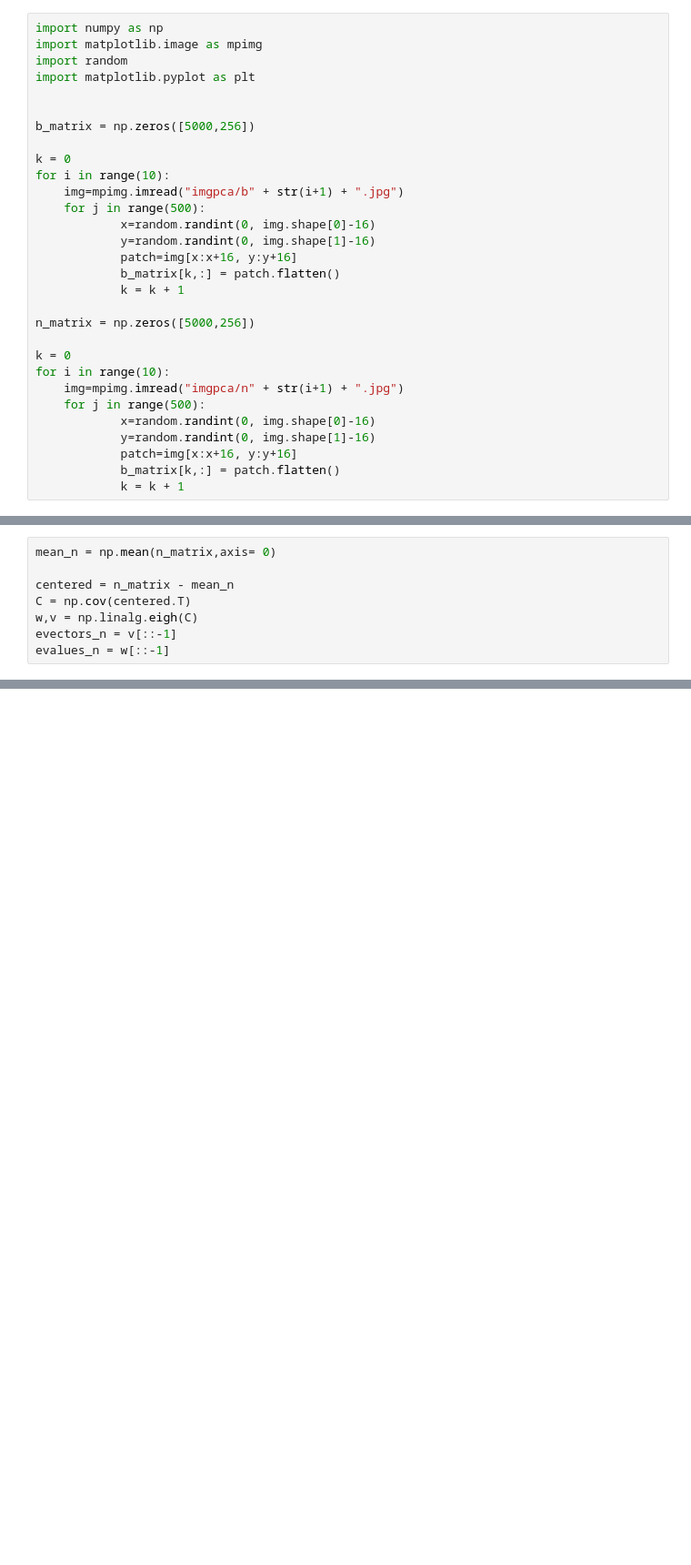
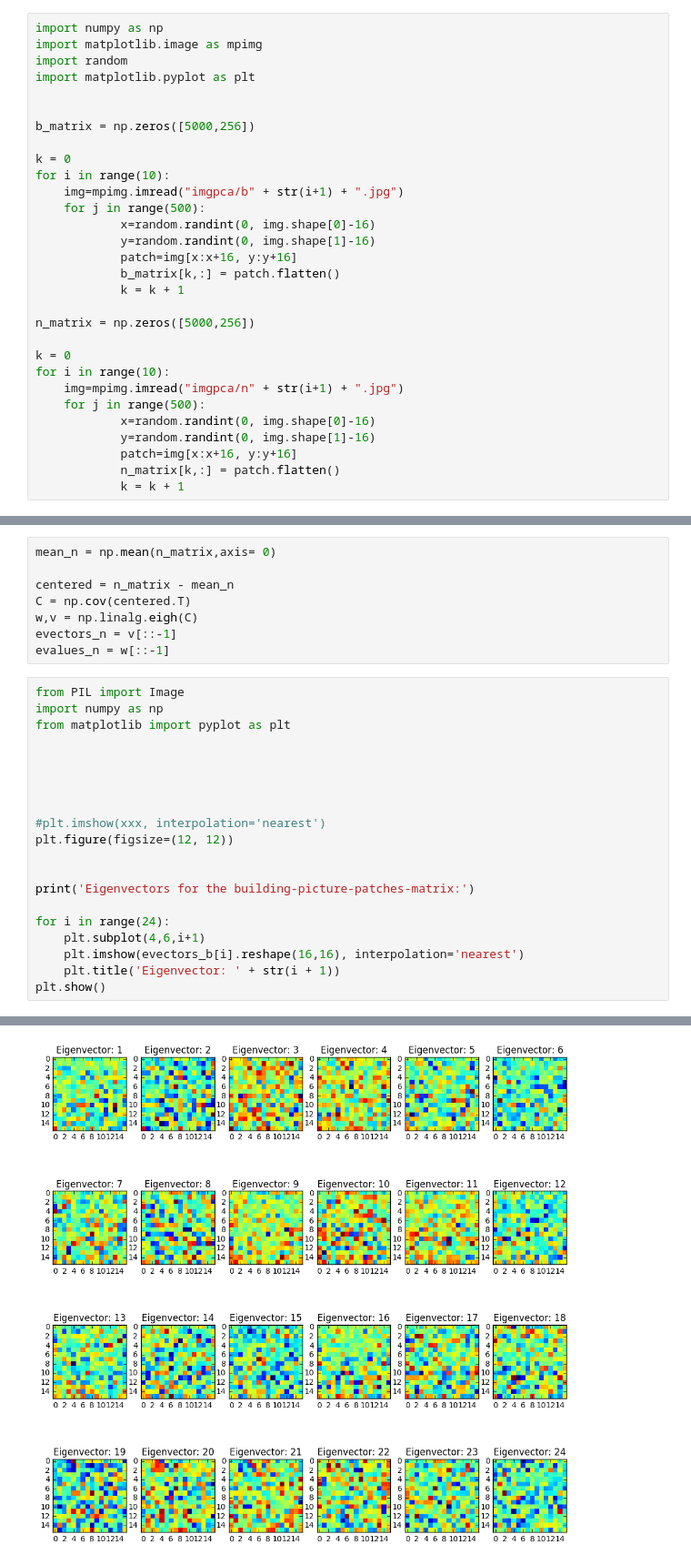
Before and after one commit to muellerfelix/mi-2, a Jupyter notebook: hw-2/sheet2.ipynb, the cells around one changed output, grey strips where cells are left out. Shown at 91% size. Cells and saved outputs as stored; diff of their text form; blank space fills up the shorter version.

```diff
--- a/hw-2/sheet2.ipynb
+++ b/hw-2/sheet2.ipynb
@@ -344,7 +370,7 @@ for i in range(10):
             x=random.randint(0, img.shape[0]-16)
             y=random.randint(0, img.shape[1]-16)
             patch=img[x:x+16, y:y+16]
-            b_matrix[k,:] = patch.flatten()
+            n_matrix[k,:] = patch.flatten()
             k = k + 1
 # %% [markdown]
 # 4.b)
@@ -364,3 +390,24 @@ C = np.cov(centered.T)
 w,v = np.linalg.eigh(C)
 evectors_n = v[::-1]
 evalues_n = w[::-1]
+# %%
+from PIL import Image
+import numpy as np
+from matplotlib import pyplot as plt
+
+
+
+
+
+#plt.imshow(xxx, interpolation='nearest')
+plt.figure(figsize=(12, 12))
+
+
+print('Eigenvectors for the building-picture-patches-matrix:')
+
+for i in range(24):
+    plt.subplot(4,6,i+1)
+    plt.imshow(evectors_b[i].reshape(16,16), interpolation='nearest')
+    plt.title('Eigenvector: ' + str(i + 1))
+plt.show()
+# %% [output]
@@ -366,0 +415 @@ evalues_n = w[::-1]
+[figure, added]
```
Also changed, not shown: parts of 21 cells of this notebook.
